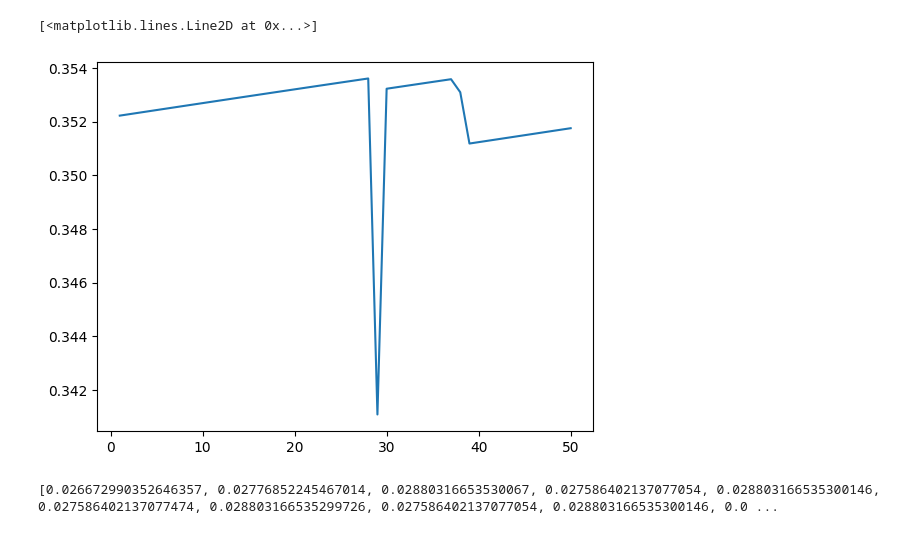
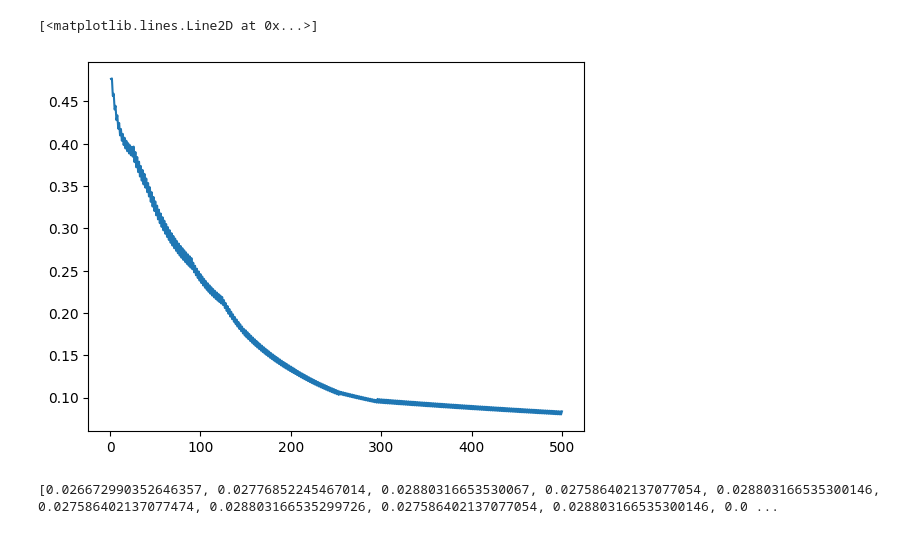
Before and after one commit to baris221/ML-2023-24-Baris-Erto, a Jupyter notebook: TME6/tme6.ipynb, the cells around one changed output. Cells and saved outputs as stored; diff of their text form; code cells hidden in the pictures.

```diff
--- a/TME6/tme6.ipynb
+++ b/TME6/tme6.ipynb
@@ -82,8 +82,8 @@ class Adaboost():
             #print(alpha_t)
             # Mise à jour de D
             #print(np.exp(-alpha_t * Y * y_pred))
-            print(len(np.sum(np.exp(-alpha_t * Y * y_pred),axis=1)))
-            sample_weights =sample_weights* np.sum(np.exp(-alpha_t * Y * y_pred),axis=1)
+            #print(len(np.sum(np.exp(-alpha_t * Y * y_pred),axis=1)))
+            sample_weights =np.sum(sample_weights*np.exp(-alpha_t * Y * y_pred),axis=1)
             sample_weights /= np.sum(sample_weights)
             #print(sample_weights.shape)
 
@@ -102,9 +102,9 @@ class Adaboost():
         Y_pred=self.predict(X)
         return np.mean(np.where(Y.T==Y_pred,1,0))
 # %%
-data_x,data_y=gen_arti(data_type=1)
+data_x,data_y=gen_arti(data_type=2)
 train_x,test_x,train_y,test_y=train_test_split(data_x,data_y,train_size=0.9)
-my_booster=Adaboost(50)
+my_booster=Adaboost(500)
 my_booster.fit(train_x,train_y)
 my_booster.accuracy(test_x,test_y)
 # %% [output]
@@ -129,9 +113,9 @@ my_booster.accuracy(test_x,test_y)
 # %%
-x=range(1,51)
+x=range(1,501)
 plt.plot(x,my_booster.errors)
 # %% [output]
 [<matplotlib.lines.Line2D at 0x...>]
-[figure, old version]
+[figure, new version]
 # %%
 print(my_booster.alpha)
 # %% [output]
```
Also changed, not shown: parts of 2 cells of this notebook.
